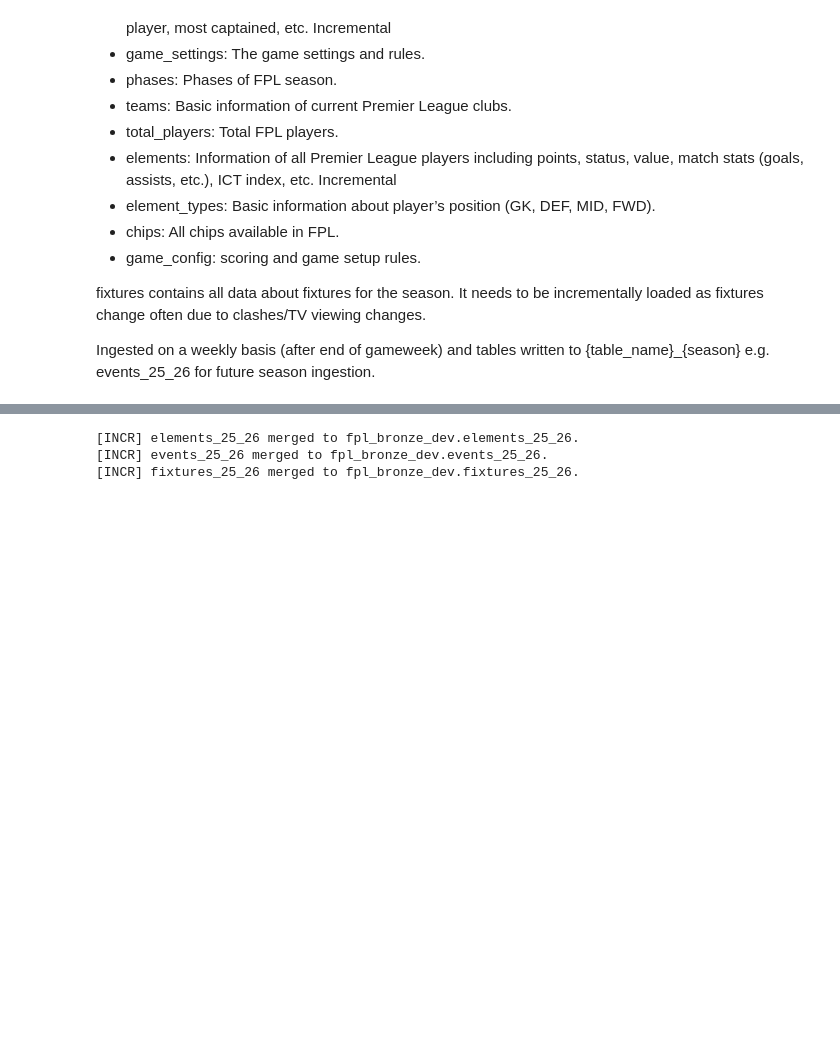
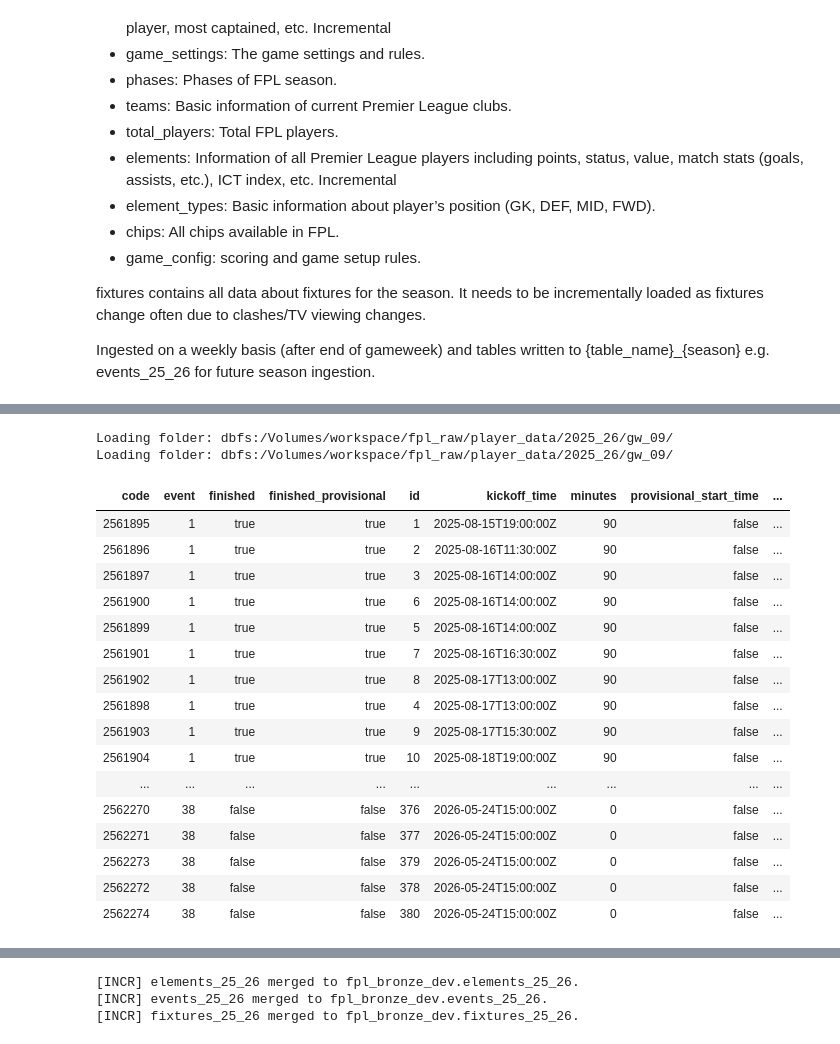
Before and after one commit to ben-wolf-innovations/fpl-team-predictor, a Jupyter notebook: notebooks/ingestion/ingest_json_raw_bronze.ipynb, the cells around one changed output, grey strips where cells are left out. Cells and saved outputs as stored; diff of their text form; code cells hidden in the pictures; blank space fills up the shorter version.

Commit message:
Ingested GW9 data

```diff
--- a/notebooks/ingestion/ingest_json_raw_bronze.ipynb
+++ b/notebooks/ingestion/ingest_json_raw_bronze.ipynb
@@ -331,3 +276,76 @@ Loading folder: dbfs:/Volumes/workspace/fpl_raw/player_data/2025_26/gw_08/
+# %%
+bootstrap_static_df = read_latest_raw_json(
+    base_path = BASE_RAW_JSON_PATH,
+    filename = "bootstrap_static.json",
+    spark = spark,
+    utils = dbutils
+    )
+
+stats_struct_type = ArrayType(
+    StructType([
+        StructField("a", ArrayType(StructType([
+            StructField("element", LongType(), True),
+            StructField("value", LongType(), True)
+        ])), True),
+        StructField("h", ArrayType(StructType([
+            StructField("element", LongType(), True),
+            StructField("value", LongType(), True)
+        ])), True),
+        StructField("identifier", StringType(), True)
+    ])
+)
+
+fixtures_schema = StructType([
+    StructField("code", LongType(), True),
+    StructField("event", LongType(), True),
+    StructField("finished", BooleanType(), True),
+    StructField("finished_provisional", BooleanType(), True),
+    StructField("id", LongType(), True),
+    StructField("kickoff_time", StringType(), True),
+    StructField("minutes", LongType(), True),
+    StructField("provisional_start_time", BooleanType(), True),
+    StructField("pulse_id", LongType(), True),
+    StructField("started", BooleanType(), True),
+    StructField("stats", stats_struct_type, True),
+    StructField("team_a", LongType(), True),
+    StructField("team_a_difficulty", LongType(), True),
+    StructField("team_a_score", LongType(), True),
+    StructField("team_h", LongType(), True),
+    StructField("team_h_difficulty", LongType(), True),
+    StructField("team_h_score", LongType(), True),
+    StructField("last_updated", TimestampType(), True)
+])
+
+fixtures_df = read_latest_raw_json(
+    base_path = BASE_RAW_JSON_PATH,
+    filename = "fixtures.json",
+    spark = spark,
+    utils = dbutils,
+    schema = fixtures_schema
+    )
+# %% [output]
+Loading folder: dbfs:/Volumes/workspace/fpl_raw/player_data/2025_26/gw_09/
+Loading folder: dbfs:/Volumes/workspace/fpl_raw/player_data/2025_26/gw_09/
+# %%
+display(fixtures_df)
+# %% [output]
+| code | event | finished | finished_provisional | id | kickoff_time | minutes | provisional_start_time | ... |
+| 2561895 | 1 | true | true | 1 | 2025-08-15T19:00:00Z | 90 | false | ... |
+| 2561896 | 1 | true | true | 2 | 2025-08-16T11:30:00Z | 90 | false | ... |
+| 2561897 | 1 | true | true | 3 | 2025-08-16T14:00:00Z | 90 | false | ... |
+| 2561900 | 1 | true | true | 6 | 2025-08-16T14:00:00Z | 90 | false | ... |
+| 2561899 | 1 | true | true | 5 | 2025-08-16T14:00:00Z | 90 | false | ... |
+| 2561901 | 1 | true | true | 7 | 2025-08-16T16:30:00Z | 90 | false | ... |
+| 2561902 | 1 | true | true | 8 | 2025-08-17T13:00:00Z | 90 | false | ... |
+| 2561898 | 1 | true | true | 4 | 2025-08-17T13:00:00Z | 90 | false | ... |
+| 2561903 | 1 | true | true | 9 | 2025-08-17T15:30:00Z | 90 | false | ... |
+| 2561904 | 1 | true | true | 10 | 2025-08-18T19:00:00Z | 90 | false | ... |
+| ... | ... | ... | ... | ... | ... | ... | ... | ... |
+| 2562270 | 38 | false | false | 376 | 2026-05-24T15:00:00Z | 0 | false | ... |
+| 2562271 | 38 | false | false | 377 | 2026-05-24T15:00:00Z | 0 | false | ... |
+| 2562273 | 38 | false | false | 379 | 2026-05-24T15:00:00Z | 0 | false | ... |
+| 2562272 | 38 | false | false | 378 | 2026-05-24T15:00:00Z | 0 | false | ... |
+| 2562274 | 38 | false | false | 380 | 2026-05-24T15:00:00Z | 0 | false | ... |
 # %%
 fixtures_df.printSchema()
 # %% [output]
```
Also changed, not shown: parts of 6 cells of this notebook, 5 other files.
